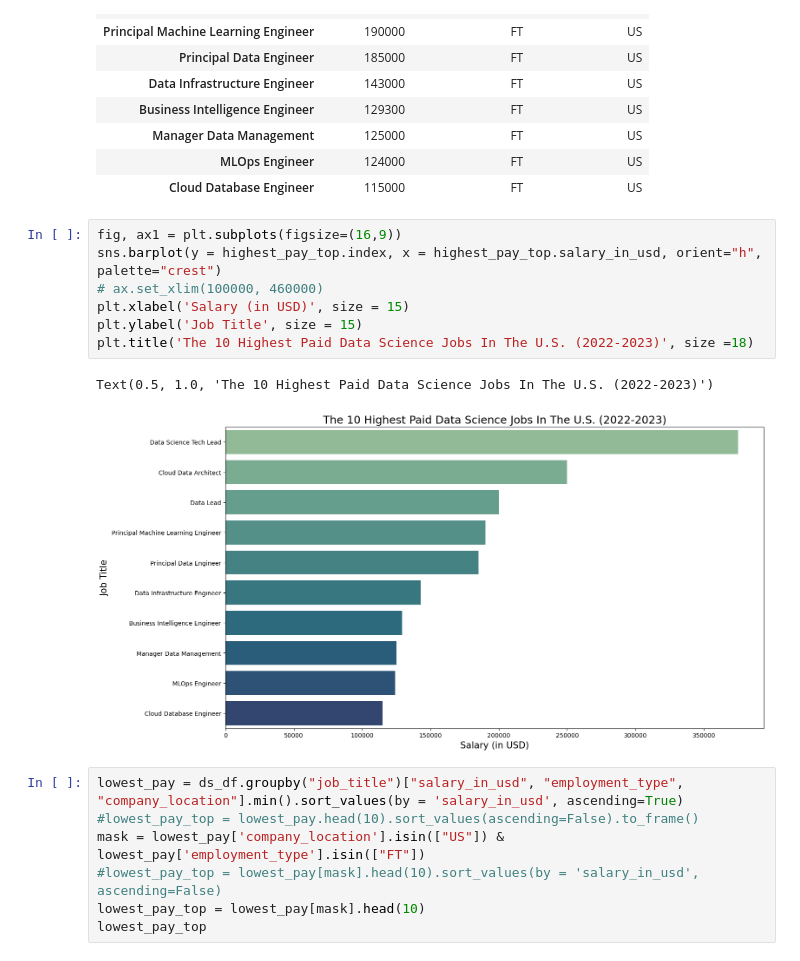
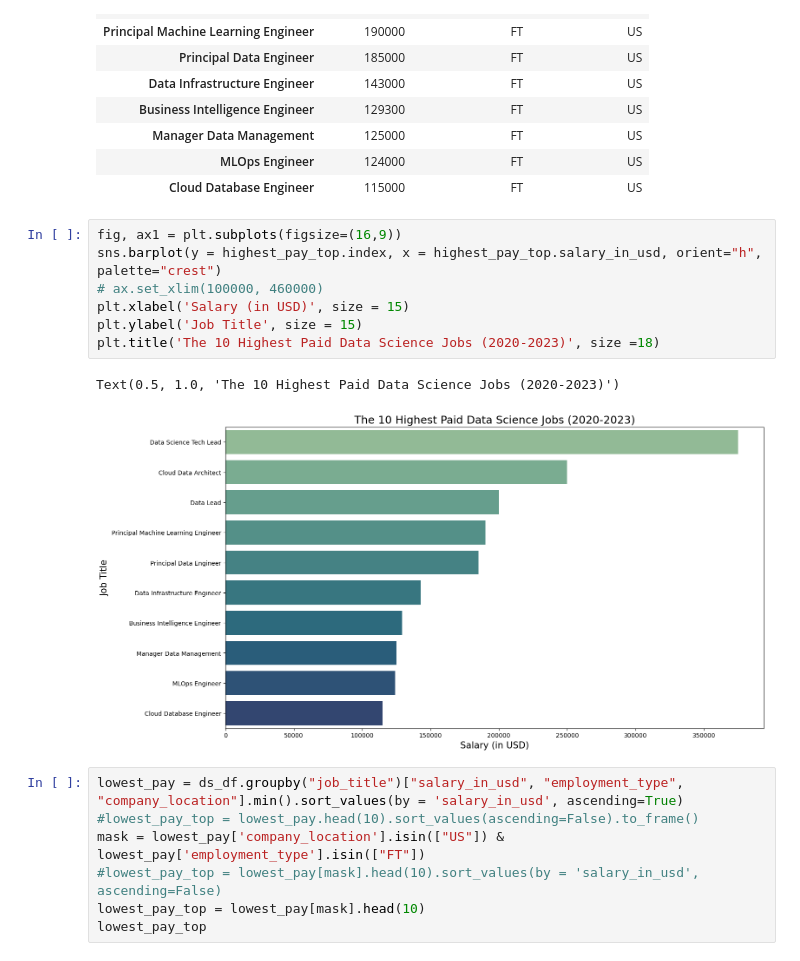
Before and after one commit to joshlynj/ds_salaries, a Jupyter notebook: notebooks/eda.ipynb, the cells around one changed output. Drawn from its saved outputs; the diff is of its cells as text.

```diff
--- a/notebooks/eda.ipynb
+++ b/notebooks/eda.ipynb
@@ -196,13 +196,13 @@ highest_pay_top
 # %%
 fig, ax1 = plt.subplots(figsize=(16,9))
 sns.barplot(y = highest_pay_top.index, x = highest_pay_top.salary_in_usd, orient="h", palette="crest")
 # ax.set_xlim(100000, 460000)
 plt.xlabel('Salary (in USD)', size = 15)
 plt.ylabel('Job Title', size = 15)
-plt.title('The 10 Highest Paid Data Science Jobs In The U.S. (2022-2023)', size =18)
+plt.title('The 10 Highest Paid Data Science Jobs (2020-2023)', size =18)
 # %% [output]
-Text(0.5, 1.0, 'The 10 Highest Paid Data Science Jobs In The U.S. (2022-2023)')
+Text(0.5, 1.0, 'The 10 Highest Paid Data Science Jobs (2020-2023)')
-[figure, old version]
+[figure, new version]
 # %%
 lowest_pay = ds_df.groupby("job_title")["salary_in_usd", "employment_type", "company_location"].min().sort_values(by = 'salary_in_usd', ascending=True)
 #lowest_pay_top = lowest_pay.head(10).sort_values(ascending=False).to_frame()
```
Also changed, not shown: parts of 4 cells of this notebook, 1 other file.
